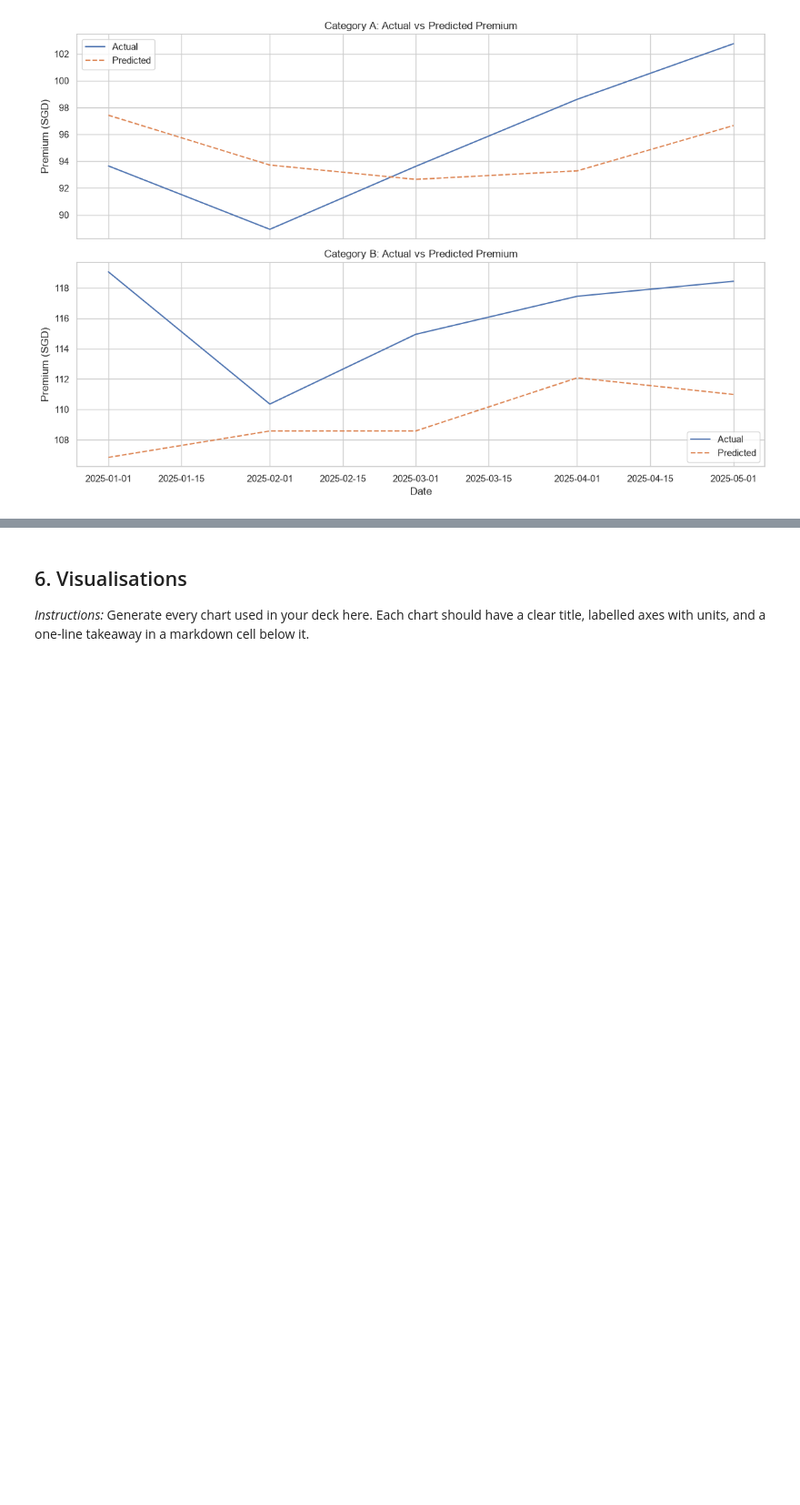
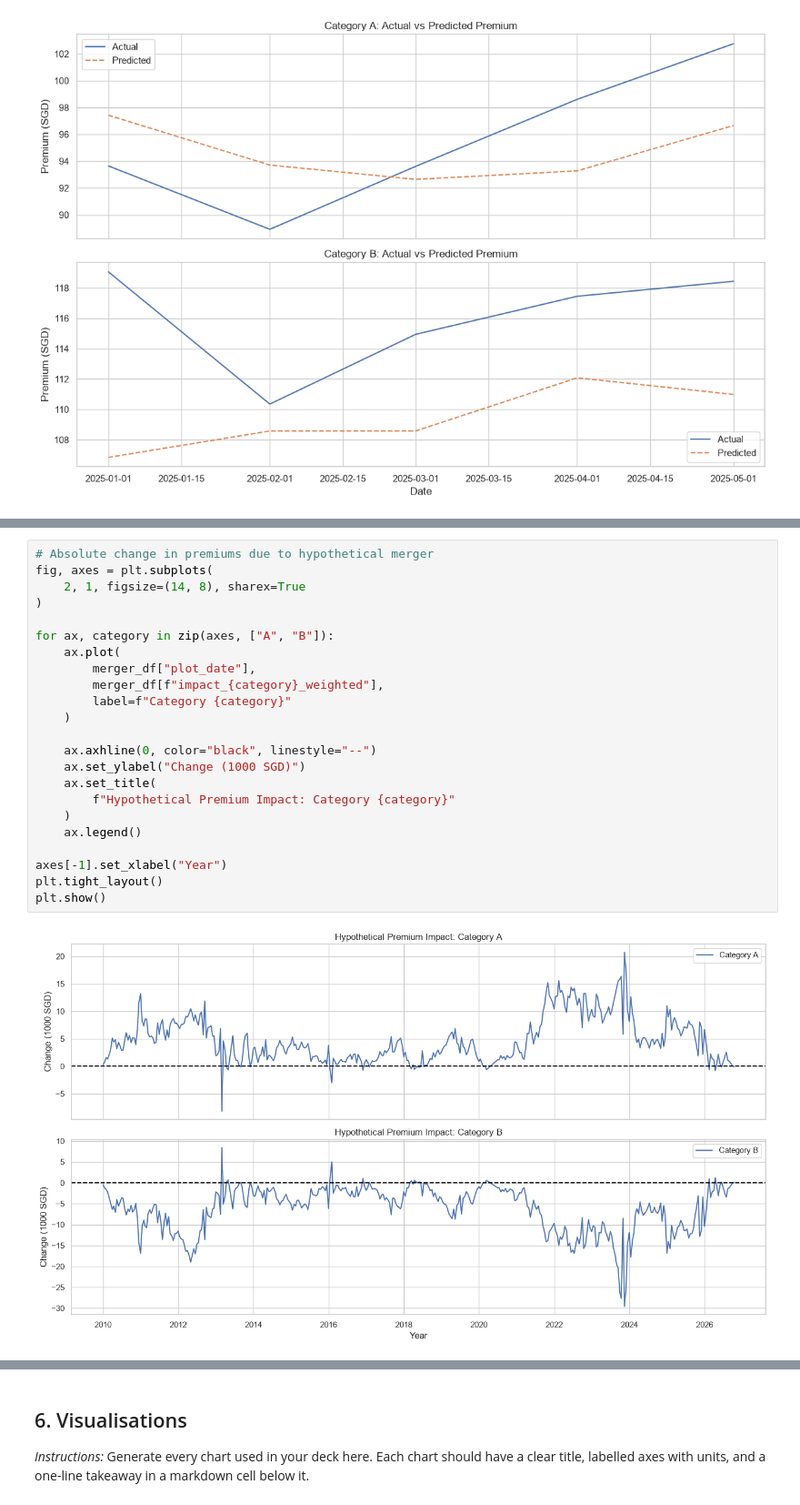
Before and after one commit to XiongZirui/mixue, a Jupyter notebook: main.ipynb, the cells around one changed output, grey strips where cells are left out. Shown at 91% size. Cells and saved outputs as stored; diff of their text form; blank space fills up the shorter version.

```diff
--- a/main.ipynb
+++ b/main.ipynb
@@ -1376,0 +1586,25 @@ plt.show()
+# %%
+# Absolute change in premiums due to hypothetical merger
+fig, axes = plt.subplots(
+    2, 1, figsize=(14, 8), sharex=True
+)
+
+for ax, category in zip(axes, ["A", "B"]):
+    ax.plot(
+        merger_df["plot_date"],
+        merger_df[f"impact_{category}_weighted"],
+        label=f"Category {category}"
+    )
+
+    ax.axhline(0, color="black", linestyle="--")
+    ax.set_ylabel("Change (1000 SGD)")
+    ax.set_title(
+        f"Hypothetical Premium Impact: Category {category}"
+    )
+    ax.legend()
+
+axes[-1].set_xlabel("Year")
+plt.tight_layout()
+plt.show()
+# %% [output]
+[figure, added]
```
Also changed, not shown: parts of 45 cells of this notebook.
